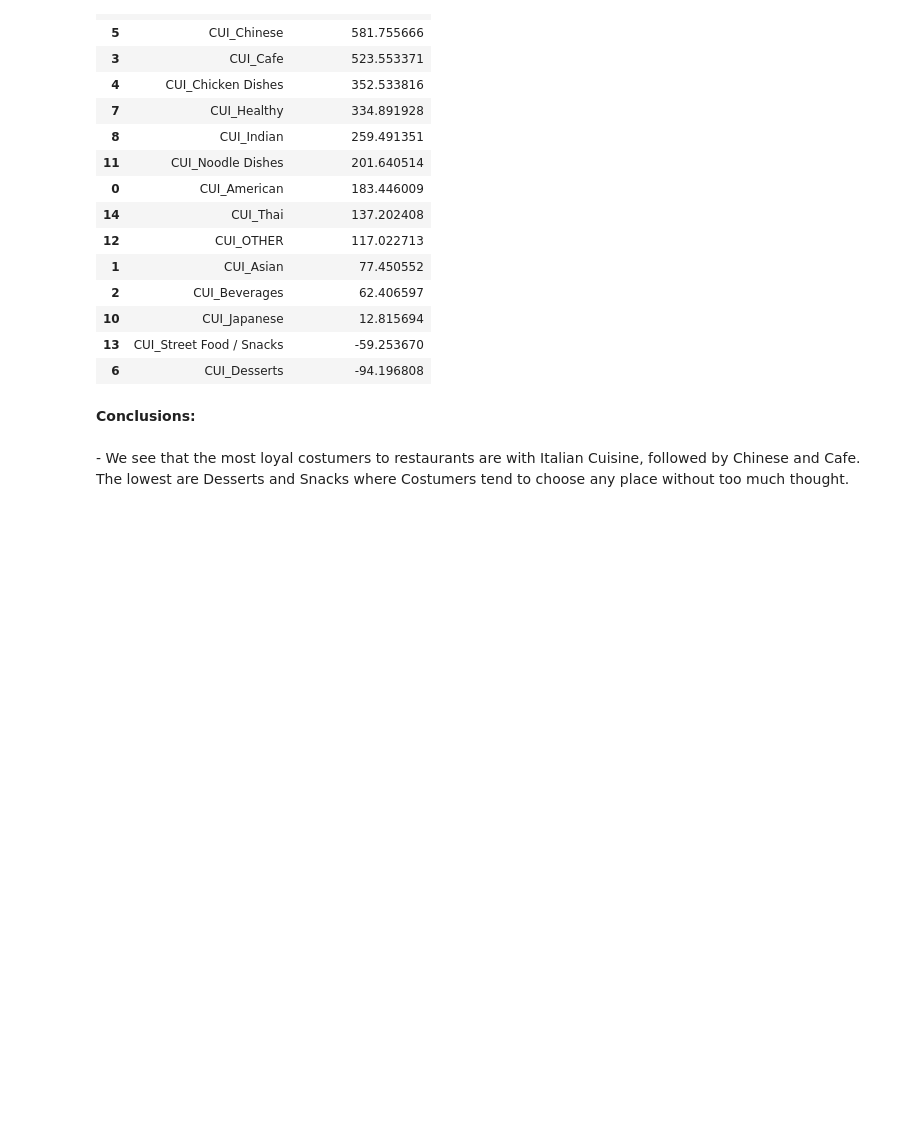
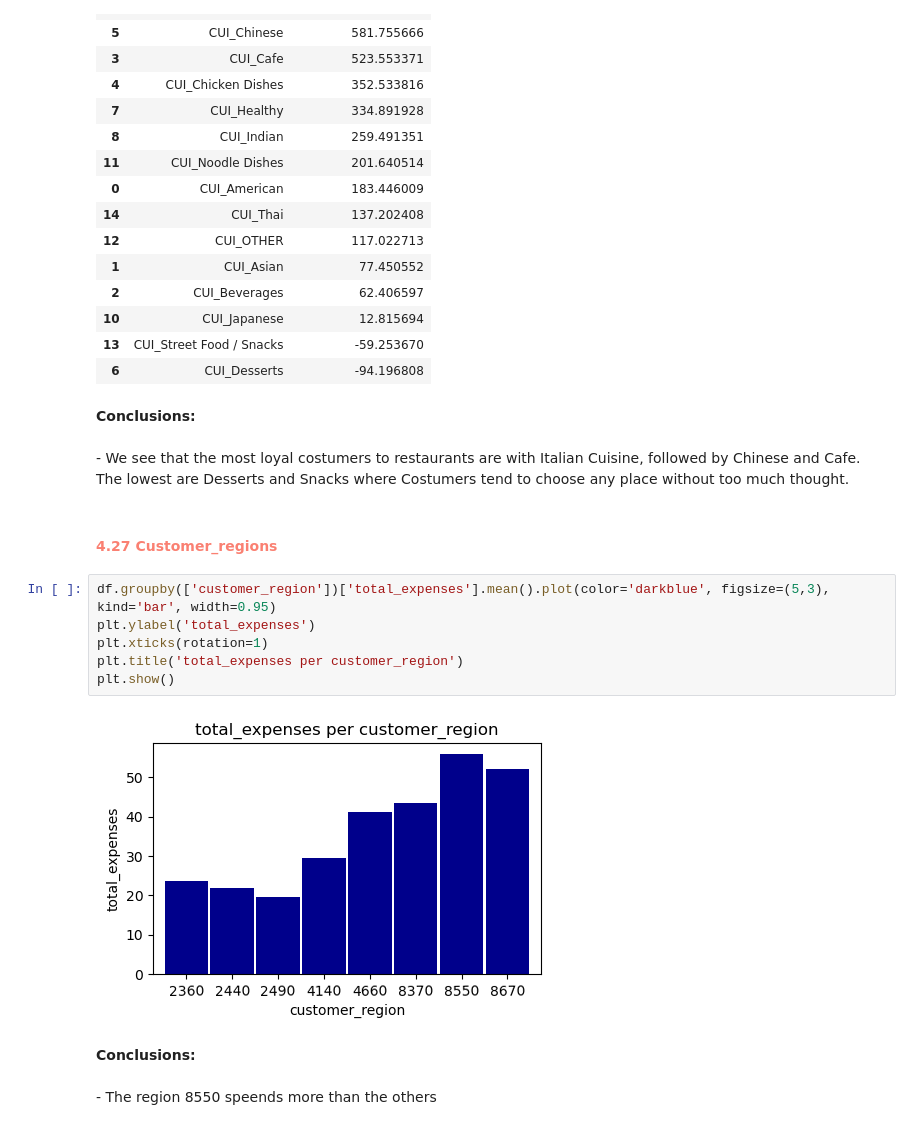
Before and after one commit to Gomsofi06/Data_Mining_NOVAIMS, a Jupyter notebook: src/DM2425_Part1_19.ipynb, the cells around one changed output. Cells and saved outputs as stored; diff of their text form; blank space fills up the shorter version.

```diff
--- a/src/DM2425_Part1_19.ipynb
+++ b/src/DM2425_Part1_19.ipynb
@@ -1022,3 +1052,16 @@ pd.DataFrame(list(percent_differences2.items()), columns=['Column', 'Percent Dif
 # %% [markdown]
 **Conclusions:** <br>
     -  We see that the most loyal costumers to restaurants are with Italian Cuisine, followed by Chinese and Cafe. The lowest are Desserts and Snacks where Costumers tend to choose any place without too much thought.
+# %% [markdown]
+#### <span style="color:salmon"> 4.27 Customer_regions  </span>  <br>
+# %%
+df.groupby(['customer_region'])['total_expenses'].mean().plot(color='darkblue', figsize=(5,3), kind='bar', width=0.95)
+plt.ylabel('total_expenses')
+plt.xticks(rotation=1)
+plt.title('total_expenses per customer_region')
+plt.show()
+# %% [output]
+[figure, added]
+# %% [markdown]
+**Conclusions:** <br>
+    -  The region 8550 speends more than the others
```
Also changed, not shown: parts of 36 cells of this notebook.
